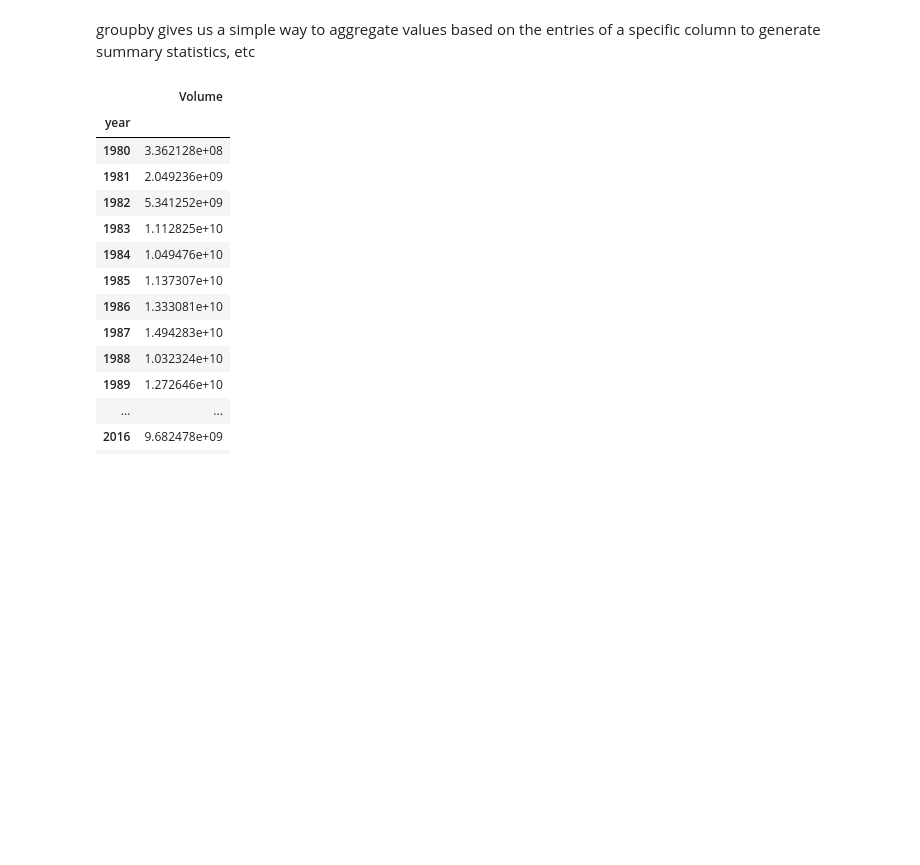
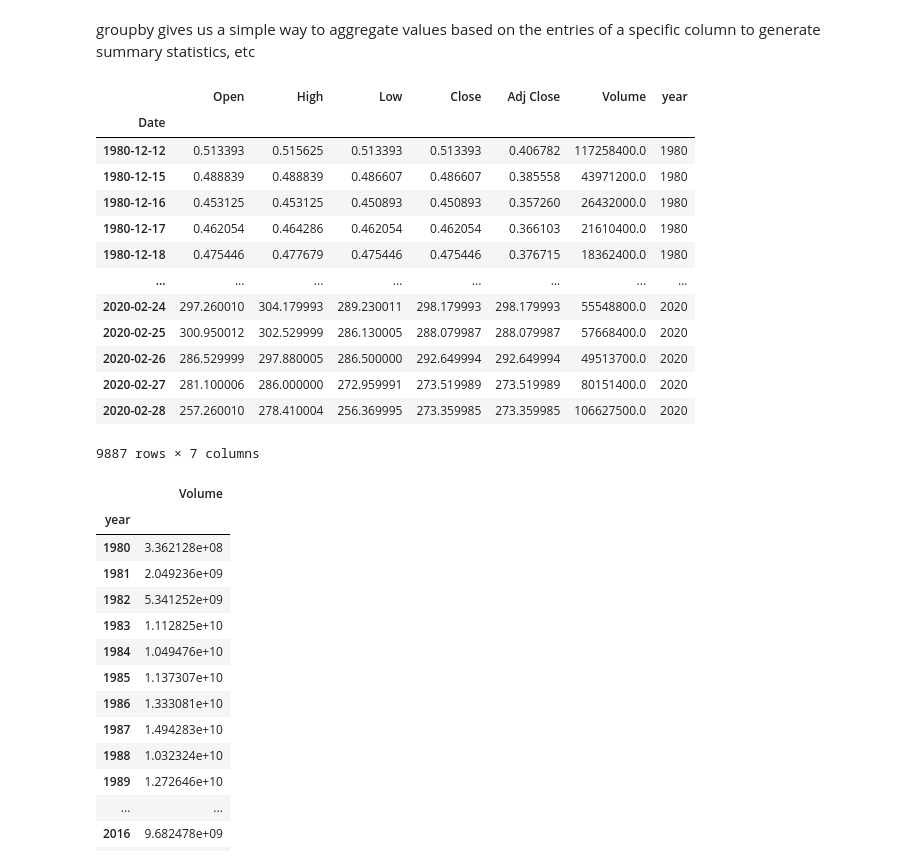
Before and after one commit to DataForScience/AdvancedTimeseries, a Jupyter notebook: 1. Pandas For Time Series.ipynb, the cells around one changed output. Saved outputs shown, nothing was run; the diff lists cells and outputs as text; code cells hidden in the pictures; blank space fills up the shorter version.

```diff
--- a/1. Pandas For Time Series.ipynb
+++ b/1. Pandas For Time Series.ipynb
@@ -463,6 +505,23 @@ dtype: int64
 data['year'] = data.index.year
 # %% [markdown]
 groupby gives us a simple way to aggregate values based on the entries of a specific column to generate summary statistics, etc
+# %%
+data
+# %% [output]
+|  | Open | High | Low | Close | Adj Close | Volume | year |
+| Date |  |  |  |  |  |  |  |
+| 1980-12-12 | 0.513393 | 0.515625 | 0.513393 | 0.513393 | 0.406782 | 117258400.0 | 1980 |
+| 1980-12-15 | 0.488839 | 0.488839 | 0.486607 | 0.486607 | 0.385558 | 43971200.0 | 1980 |
+| 1980-12-16 | 0.453125 | 0.453125 | 0.450893 | 0.450893 | 0.357260 | 26432000.0 | 1980 |
+| 1980-12-17 | 0.462054 | 0.464286 | 0.462054 | 0.462054 | 0.366103 | 21610400.0 | 1980 |
+| 1980-12-18 | 0.475446 | 0.477679 | 0.475446 | 0.475446 | 0.376715 | 18362400.0 | 1980 |
+| ... | ... | ... | ... | ... | ... | ... | ... |
+| 2020-02-24 | 297.260010 | 304.179993 | 289.230011 | 298.179993 | 298.179993 | 55548800.0 | 2020 |
+| 2020-02-25 | 300.950012 | 302.529999 | 286.130005 | 288.079987 | 288.079987 | 57668400.0 | 2020 |
+| 2020-02-26 | 286.529999 | 297.880005 | 286.500000 | 292.649994 | 292.649994 | 49513700.0 | 2020 |
+| 2020-02-27 | 281.100006 | 286.000000 | 272.959991 | 273.519989 | 273.519989 | 80151400.0 | 2020 |
+| 2020-02-28 | 257.260010 | 278.410004 | 256.369995 | 273.359985 | 273.359985 | 106627500.0 | 2020 |
+9887 rows × 7 columns
 # %%
 data[['Volume', 'year']].groupby('year').sum()
 # %% [output]
```
Also changed, not shown: parts of 13 cells of this notebook, 4 other files.
